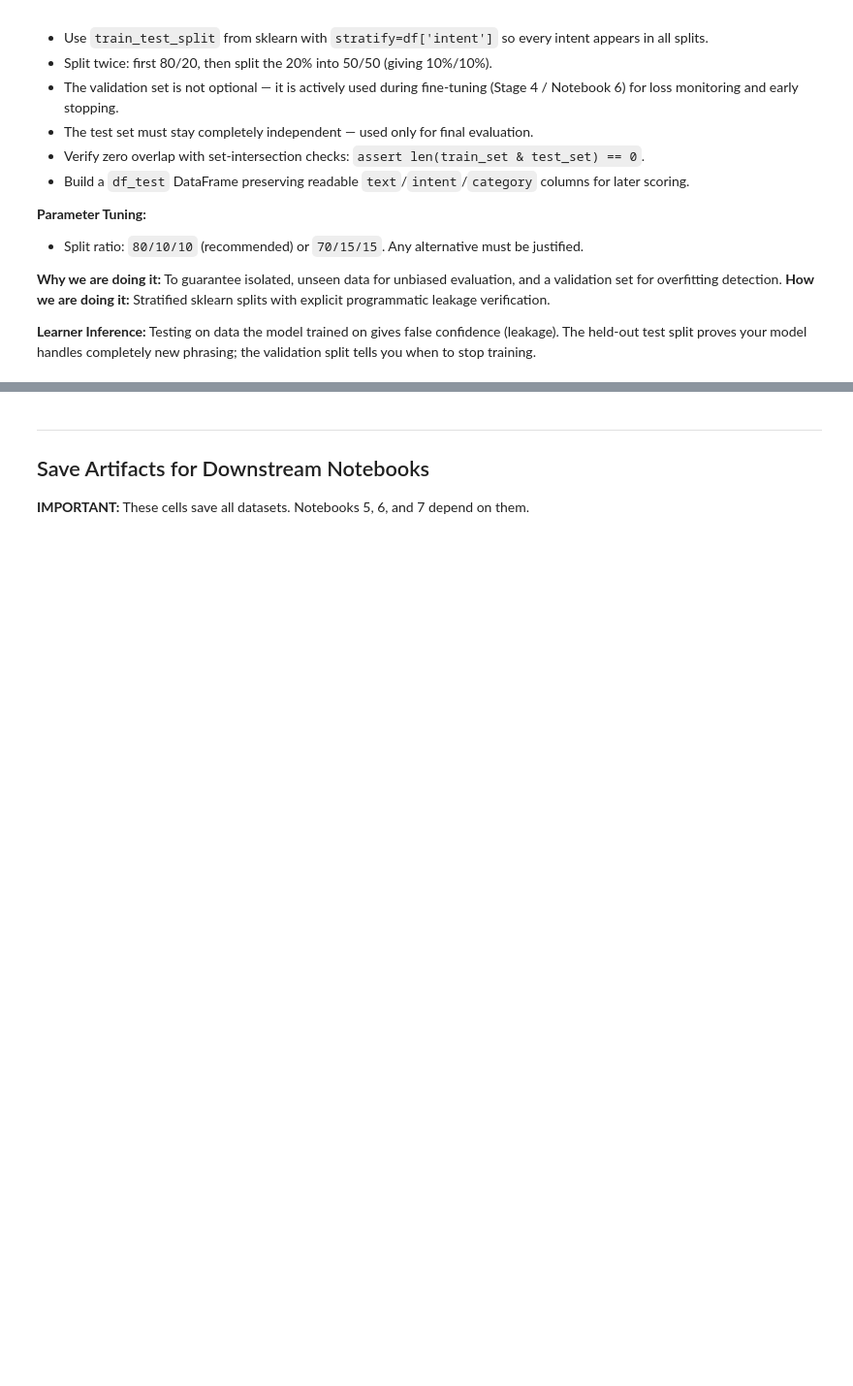
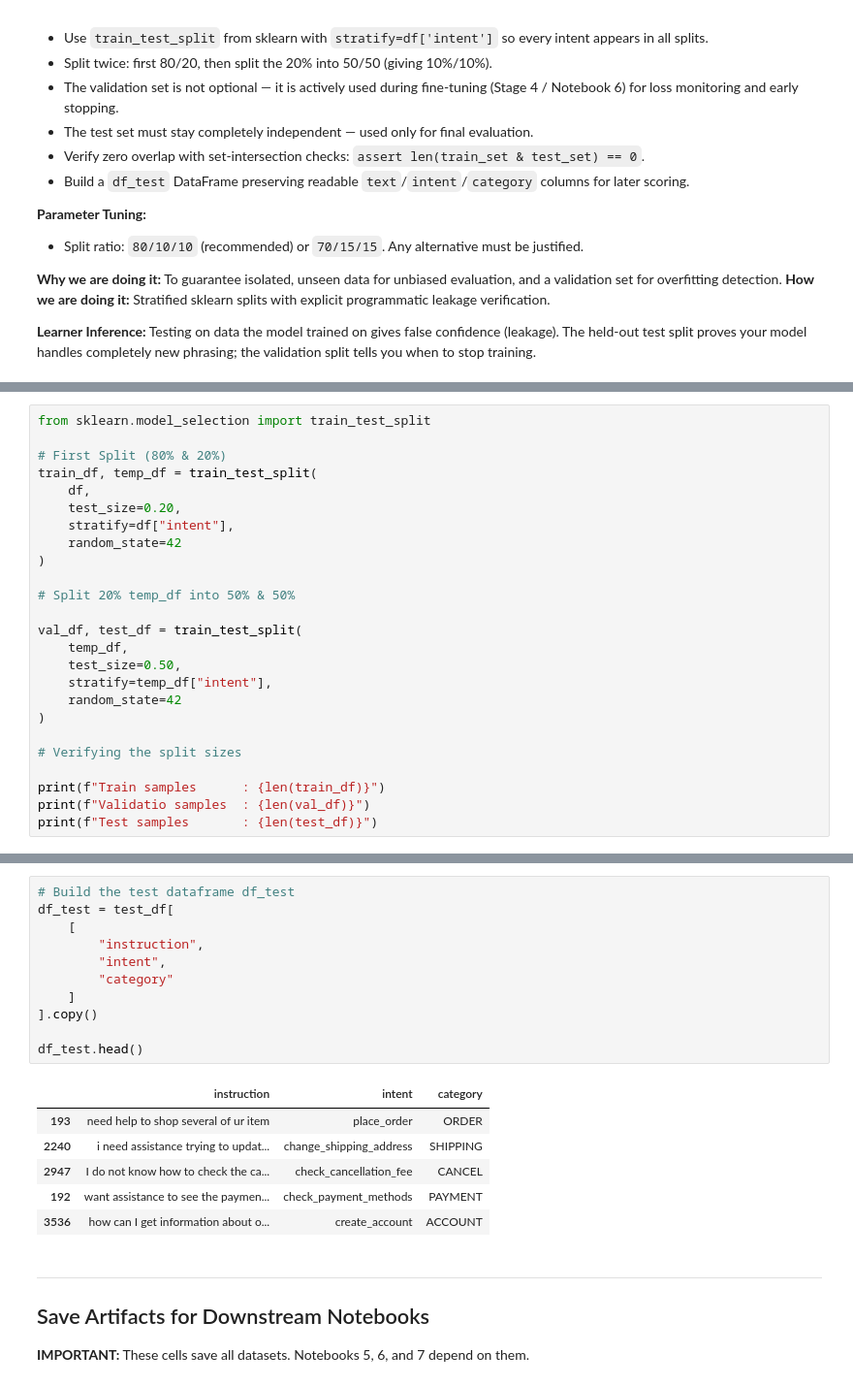
Before and after one commit to ssprajapati2021/Hybrid-RAG-Fine-Tuning, a Jupyter notebook: notebook/Data_Preparation.ipynb, the cells around one changed output, grey strips where cells are left out. Shown at 97% size. Saved outputs shown, nothing was run; the diff lists cells and outputs as text; blank space fills up the shorter version.

```diff
--- a/notebook/Data_Preparation.ipynb
+++ b/notebook/Data_Preparation.ipynb
@@ -423,0 +517,25 @@ Labels:
+# %%
+from sklearn.model_selection import train_test_split
+
+# First Split (80% & 20%)
+train_df, temp_df = train_test_split(
+    df,
+    test_size=0.20,
+    stratify=df["intent"],
+    random_state=42
+)
+
+# Split 20% temp_df into 50% & 50%
+
+val_df, test_df = train_test_split(
+    temp_df,
+    test_size=0.50,
+    stratify=temp_df["intent"],
+    random_state=42
+)
+
+# Verifying the split sizes
+
+print(f"Train samples      : {len(train_df)}")
+print(f"Validatio samples  : {len(val_df)}")
+print(f"Test samples       : {len(test_df)}")
@@ -424,3 +583,21 @@ Labels:
+# %%
+# Build the test dataframe df_test
+df_test = test_df[
+    [
+        "instruction",
+        "intent",
+        "category"
+    ]
+].copy()
+
+df_test.head()
+# %% [output]
+|  | instruction | intent | category |
+| 193 | need help to shop several of ur item | place_order | ORDER |
+| 2240 | i need assistance trying to updat... | change_shipping_address | SHIPPING |
+| 2947 | I do not know how to check the ca... | check_cancellation_fee | CANCEL |
+| 192 | want assistance to see the paymen... | check_payment_methods | PAYMENT |
+| 3536 | how can I get information about o... | create_account | ACCOUNT |
 # %% [markdown]
 ---
 ## Save Artifacts for Downstream Notebooks
```
Also changed, not shown: parts of 12 cells of this notebook.
